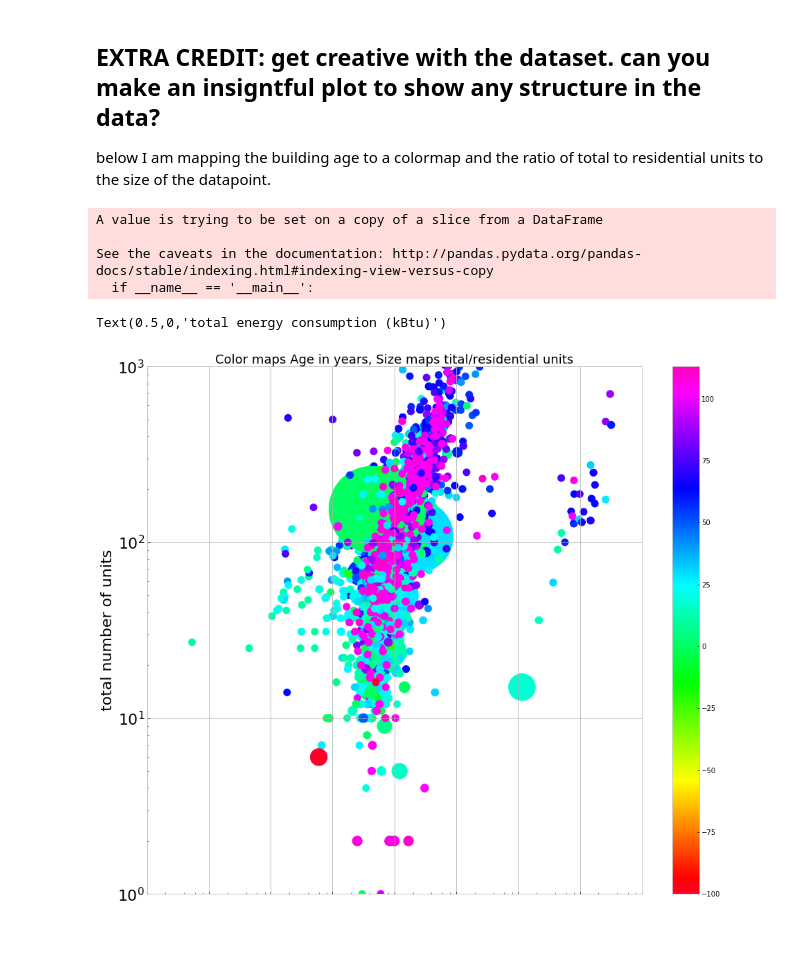
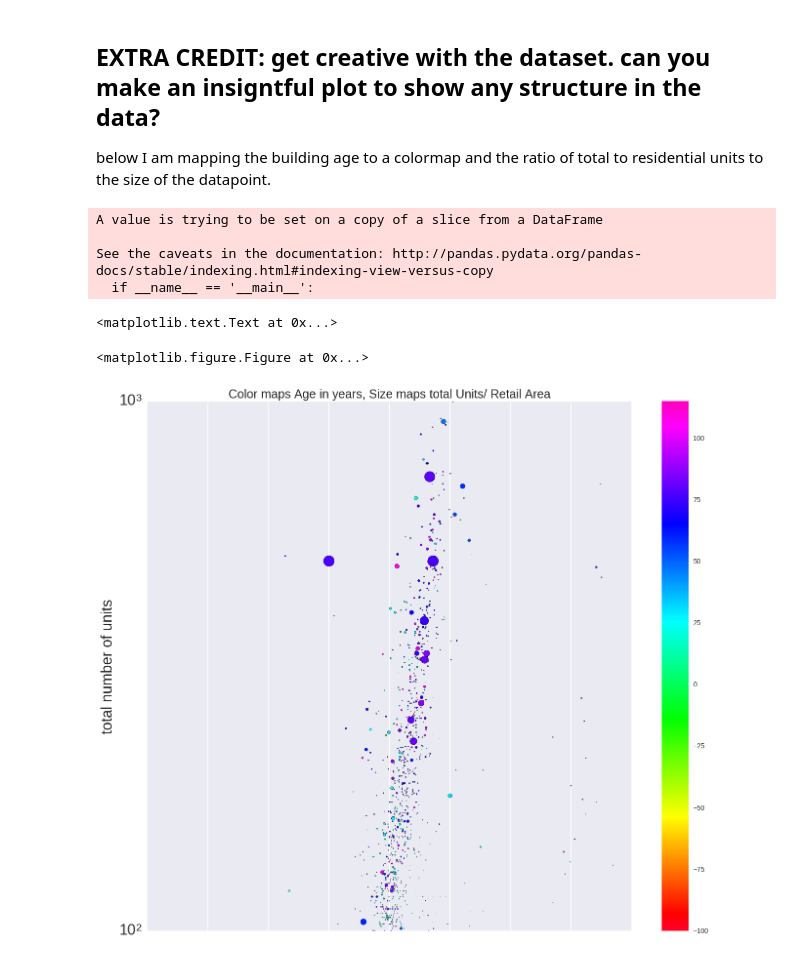
Before and after one commit to kayzhou22/PUI2016_zz1598, a Jupyter notebook: HW6_zz1598/HW6_1_zz1598.ipynb, the cells around one changed output. Cells and saved outputs as stored; diff of their text form; code cells hidden in the pictures.

```diff
--- a/HW6_zz1598/HW6_1_zz1598.ipynb
+++ b/HW6_zz1598/HW6_1_zz1598.ipynb
@@ -791,21 +807,26 @@ pl.colorbar()
 
 below I am mapping the building age to a colormap and the ratio of total to residential units to the size of the datapoint.
 # %%
-bblnrgdata['YearBuilt'][bblnrgdata['YearBuilt']<1800]=1800
+bblnrgdata_cut['YearBuilt'][bblnrgdata_cut['YearBuilt']<1800]=1800
 
-bblnrgdata.plot(kind='scatter',x='nrg',y='UnitsTotal',
+pl.figure(figsize=(8,8))
+bblnrgdata_cut.plot(kind='scatter',x='total_energy',y='UnitsTotal',
                 fontsize=22, colormap='gist_rainbow', alpha = 1,
                 marker='o',  figsize=(16, 14), loglog=True,
                 xlim=(1000,1e11), ylim=(1,1000),
-                c=bblnrgdata['YearBuilt']-1900,
-                s=bblnrgdata['UnitsTotal']/bblnrgdata['UnitsRes']*100)
-pl.title('Color maps Age in years, Size maps tital/residential units', fontsize=18)
+                c=bblnrgdata_cut['YearBuilt']-1900,
+                s=bblnrgdata_cut['UnitsTotal']/bblnrgdata_cut['RetailArea']*100)
+
+pl.ylim(1e2, 1e3)
+
+pl.title('Color maps Age in years, Size maps total Units/ Retail Area', fontsize=18)
 pl.ylabel("total number of units", fontsize=22)
 pl.xlabel("total energy consumption (kBtu)", fontsize=22)
 # %% [output]
 A value is trying to be set on a copy of a slice from a DataFrame
 
 See the caveats in the documentation: http://pandas.pydata.org/pandas-docs/stable/indexing.html#indexing-view-versus-copy
   if __name__ == '__main__':
-Text(0.5,0,'total energy consumption (kBtu)')
+<matplotlib.text.Text at 0x...>
+<matplotlib.figure.Figure at 0x...>
-[figure, old version]
+[figure, new version]
```
Also changed, not shown: parts of 24 cells of this notebook, 1 other file.
